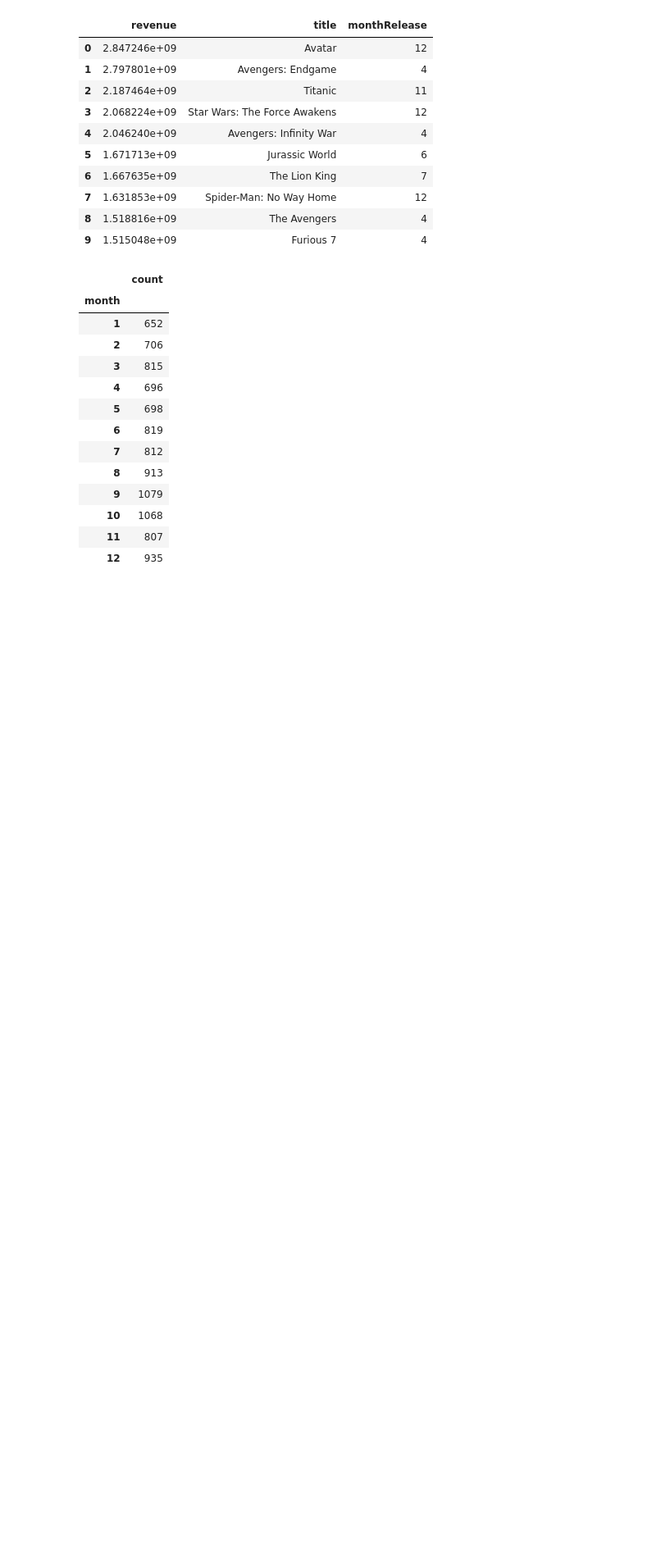
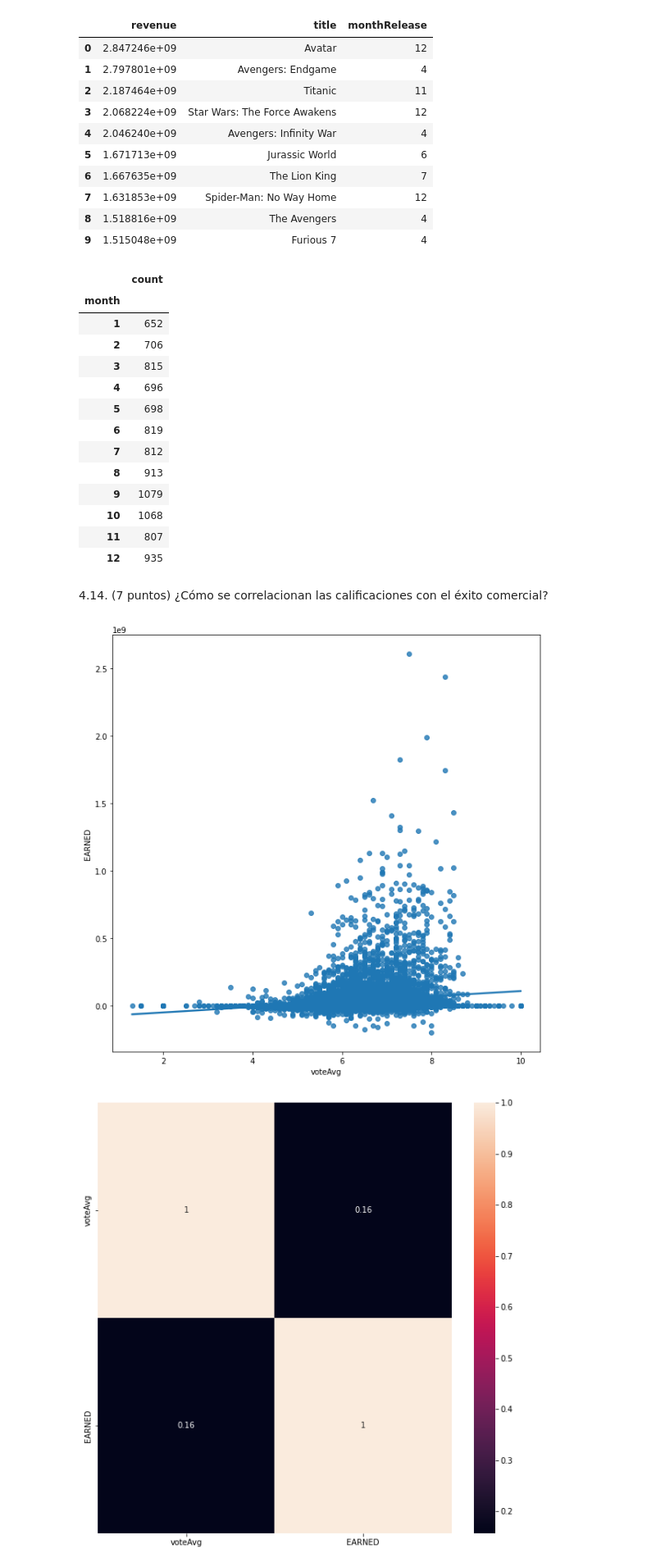
Before and after one commit to raulangelj/HT1_ANALISIS_EXPLORATORIO, a Jupyter notebook: HT1_ANALISIS_EXPLORATORIO.ipynb, the cells around one changed output. Shown at 82% size. Saved outputs shown, nothing was run; the diff lists cells and outputs as text; code cells hidden in the pictures; blank space fills up the shorter version.

```diff
--- a/HT1_ANALISIS_EXPLORATORIO.ipynb
+++ b/HT1_ANALISIS_EXPLORATORIO.ipynb
@@ -819,3 +838,14 @@ sortedByMonth['title']
 | 10 | 1068 |
 | 11 | 807 |
 | 12 | 935 |
+# %% [markdown]
+4.14. (7 puntos) ¿Cómo se correlacionan las calificaciones con el éxito comercial?
+# %%
+data = ps.sqldf("select voteAvg, (revenue - budget) as EARNED from movies")
+sns.regplot(x=data["voteAvg"], y=data["EARNED"])
+plt.show()
+heatmap = sns.heatmap(data.corr(), annot = True)
+plt.show()
+# %% [output]
+[figure, added]
+[figure, added]
```
Also changed, not shown: parts of 22 cells of this notebook.
